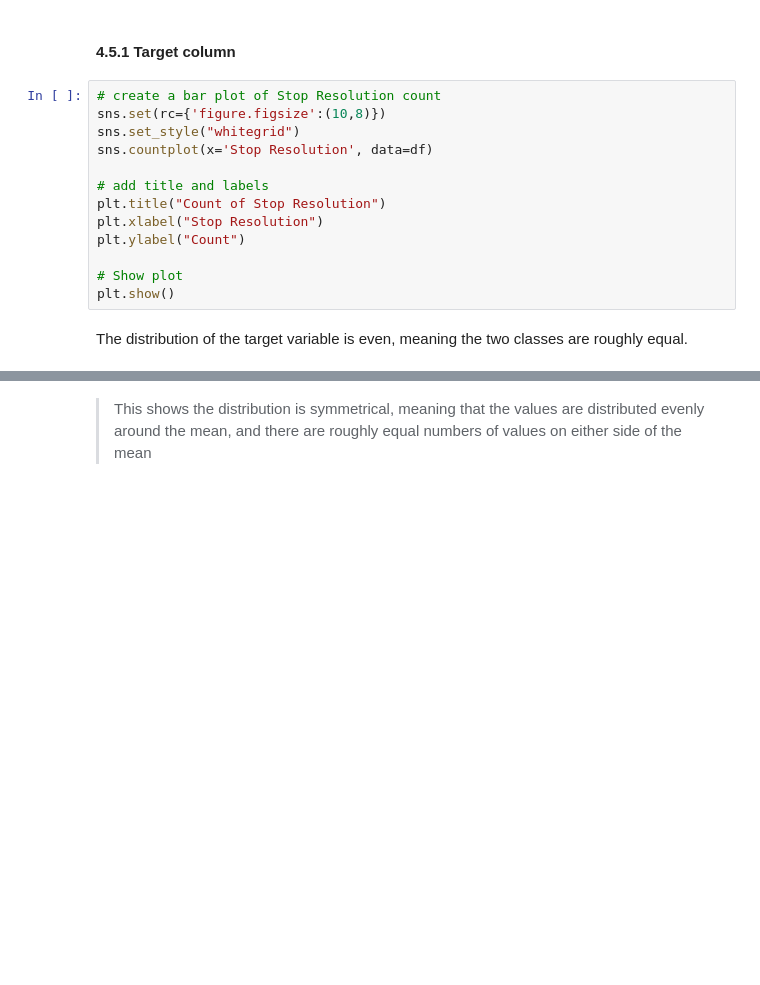
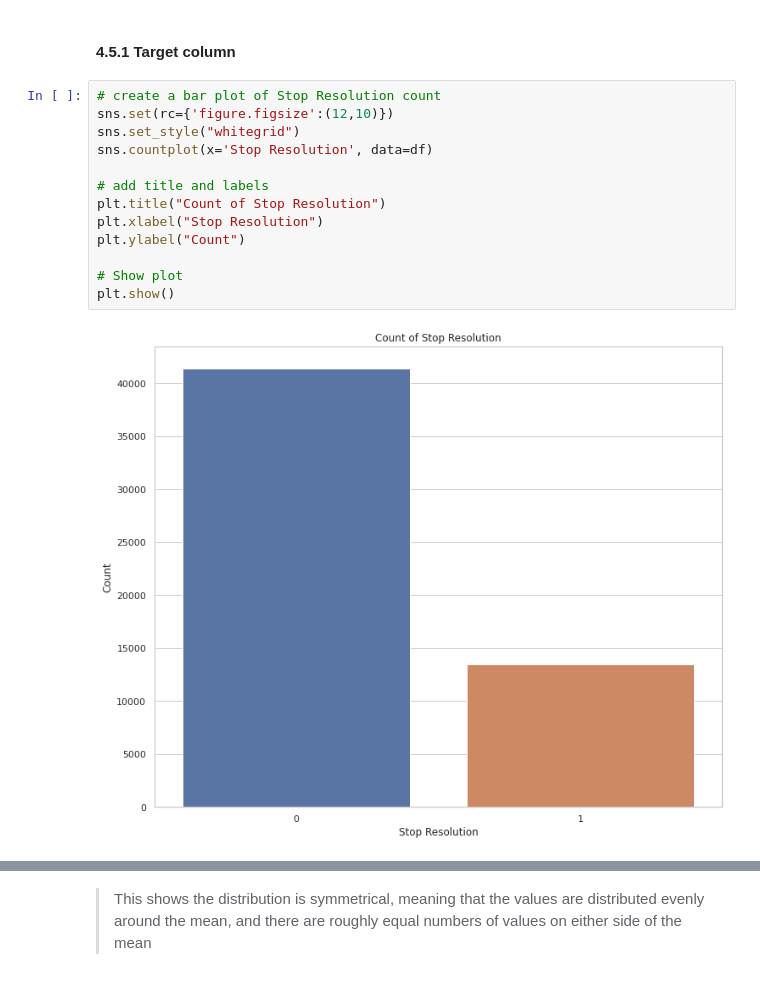
Before and after one commit to adikamunyao/Phase-3-project, a Jupyter notebook: terryStops.ipynb, the cells around one changed output, grey strips where cells are left out. Drawn from its saved outputs; the diff is of its cells as text; blank space fills up the shorter version.

```diff
--- a/terryStops.ipynb
+++ b/terryStops.ipynb
@@ -521,16 +536,16 @@ plt.show()
 #### 4.5.1  Target column
 # %%
 # create a bar plot of Stop Resolution count
-sns.set(rc={'figure.figsize':(10,8)})
+sns.set(rc={'figure.figsize':(12,10)})
 sns.set_style("whitegrid")
 sns.countplot(x='Stop Resolution', data=df)
 
 # add title and labels
 plt.title("Count of Stop Resolution")
 plt.xlabel("Stop Resolution")
 plt.ylabel("Count")
 
 # Show plot
 plt.show()
+# %% [output]
+[figure, added]
-# %% [markdown]
-The distribution of the target variable is even, meaning the two classes are roughly equal.
```
Also changed, not shown: parts of 69 cells of this notebook, 2 other files.
